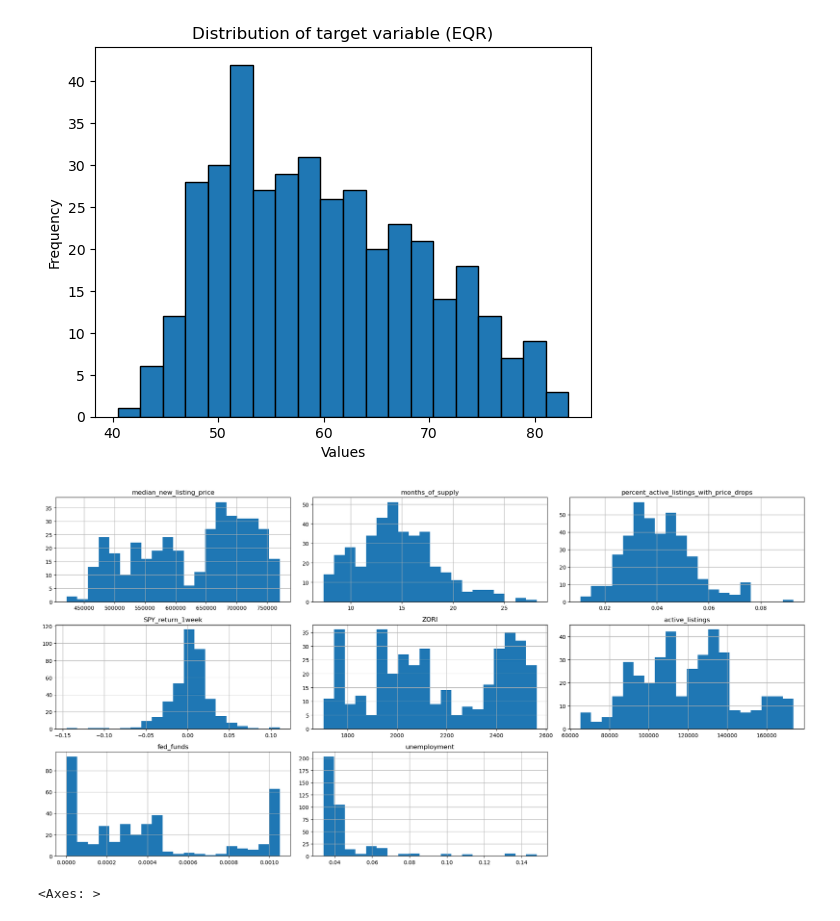
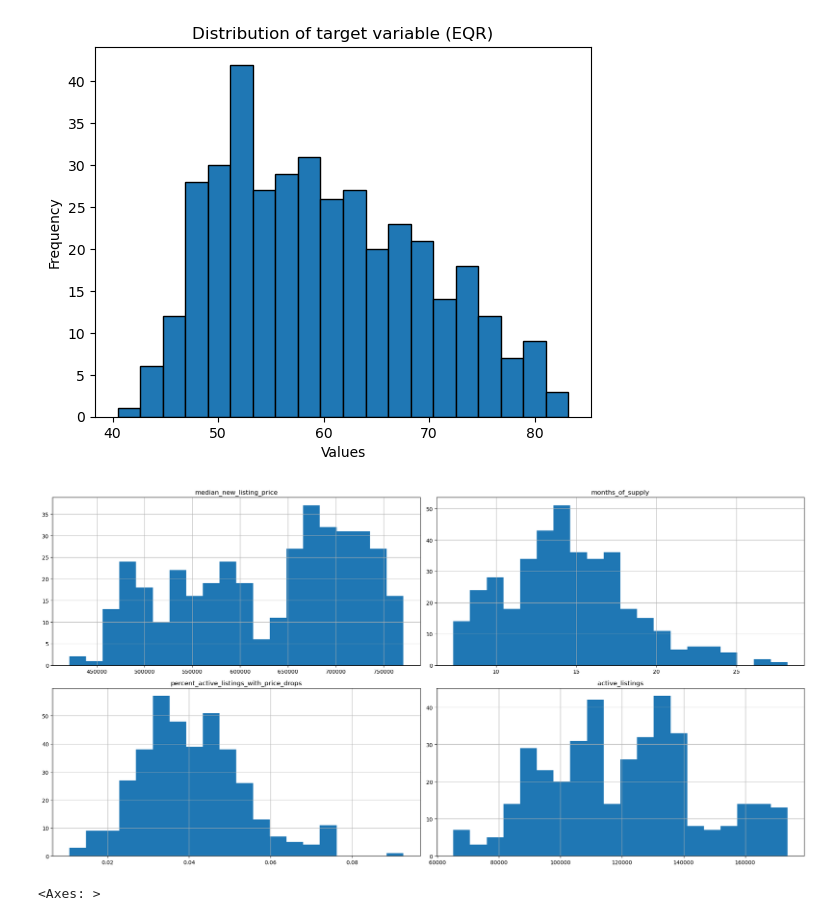
Before and after one commit to itsGarrin/us-residential-housing-price-prediction, a Jupyter notebook: notebooks/EQR_modeling.ipynb, the cells around one changed output. Cells and saved outputs as stored; diff of their text form; code cells hidden in the pictures.

```diff
--- a/notebooks/EQR_modeling.ipynb
+++ b/notebooks/EQR_modeling.ipynb
@@ -161,12 +161,12 @@ plt.show()
 [figure]
 # %%
 #feature distribution
-selected_features = X[["median_new_listing_price", "months_of_supply","percent_active_listings_with_price_drops", "SPY_return_1week", "ZORI", "active_listings", "fed_funds", "unemployment"]]
+selected_features = X[["median_new_listing_price", "months_of_supply","percent_active_listings_with_price_drops", "active_listings"]]
 selected_features.hist(bins=20, figsize=(20, 10))
 plt.tight_layout()
 plt.show()
 # %% [output]
-[figure, old version]
+[figure, new version]
 # %%
 #Correlation
 corr = X.corr()
```
Also changed, not shown: 4 other files.
